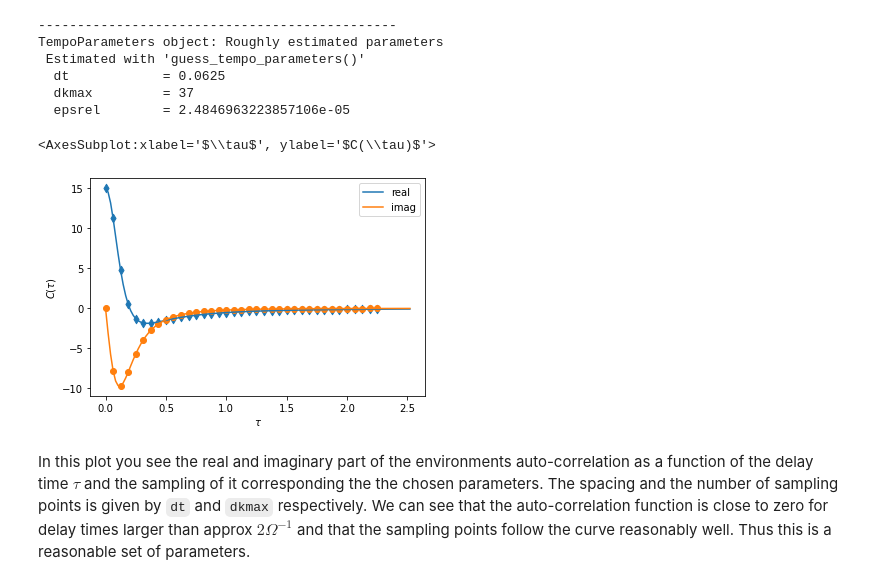
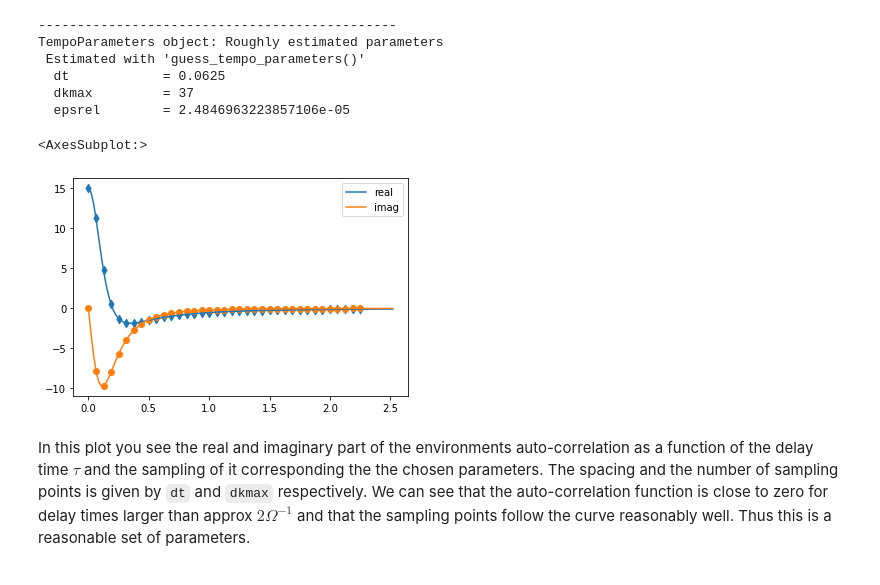
Before and after one commit to tempoCollaboration/OQuPy, a Jupyter notebook: tutorials/tutorial_01_quickstart.ipynb, the cells around one changed output. Cells and saved outputs as stored; diff of their text form; code cells hidden in the pictures.

```diff
--- a/tutorials/tutorial_01_quickstart.ipynb
+++ b/tutorials/tutorial_01_quickstart.ipynb
@@ -182,10 +180,11 @@ TempoParameters object: Roughly estimated parameters
   dkmax         = 37
   epsrel        = 2.4846963223857106e-05
 # %%
-tempo.helpers.plot_correlations_with_parameters(bath_A.correlations, parameters)
+fig, ax = plt.subplots(1,1)
+tempo.helpers.plot_correlations_with_parameters(bath_A.correlations, parameters, ax=ax)
 # %% [output]
-<AxesSubplot:xlabel='$\\tau$', ylabel='$C(\\tau)$'>
+<AxesSubplot:>
-[figure, old version]
+[figure, new version]
 # %% [markdown]
 In this plot you see the real and imaginary part of the environments auto-correlation as a function of the delay time $\tau$ and the sampling of it corresponding the the chosen parameters. The spacing and the number of sampling points is given by `dt` and `dkmax` respectively. We can see that the auto-correlation function is close to zero for delay times larger than approx $2 \Omega^{-1}$ and that the sampling points follow the curve reasonably well. Thus this is a reasonable set of parameters.
 # %% [markdown]
```
Also changed, not shown: parts of 15 cells of this notebook, 13 other files.
